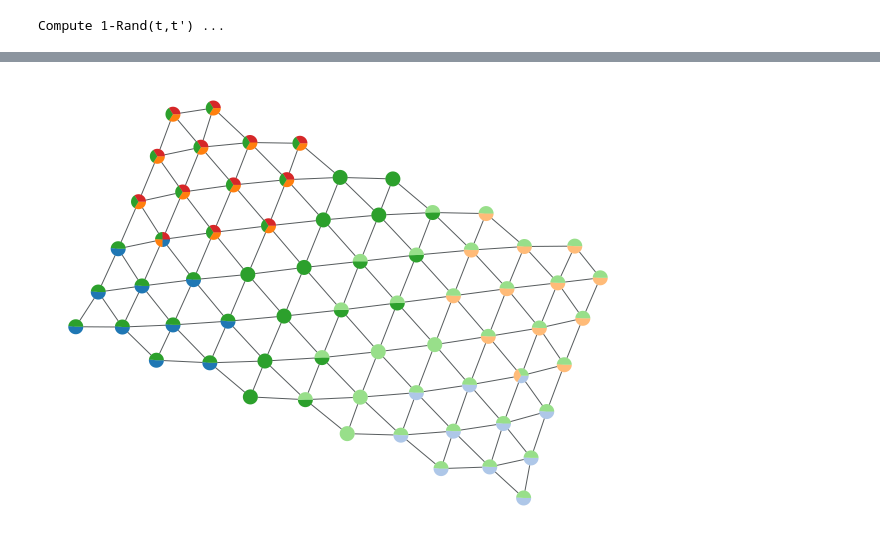
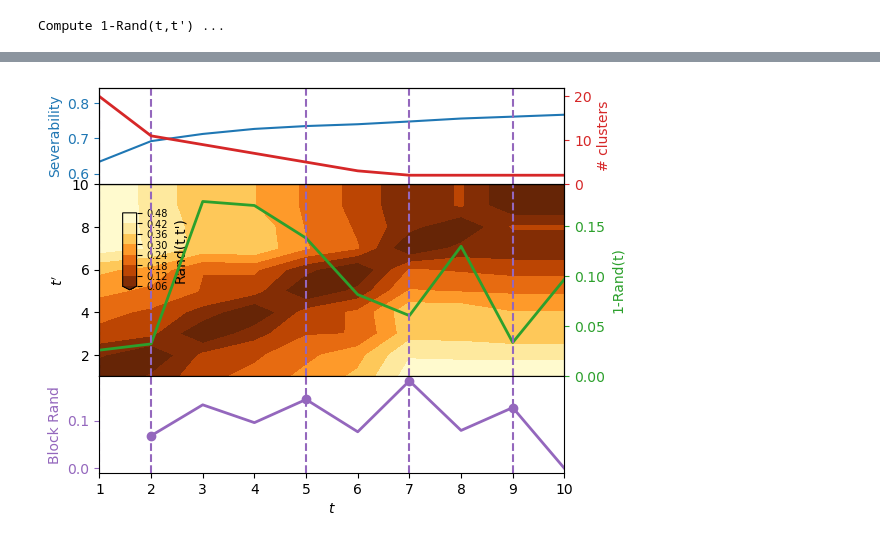
Before and after one commit to barahona-research-group/severability, a Jupyter notebook: notebooks/Example_2.ipynb, the cells around one changed output, grey strips where cells are left out. Saved outputs shown, nothing was run; the diff lists cells and outputs as text; code cells hidden in the pictures.

```diff
--- a/notebooks/Example_2.ipynb
+++ b/notebooks/Example_2.ipynb
@@ -20,13 +16,9 @@ Graph with 66 nodes and 165 edges
 # %%
-# get adjacency matrix and convert to np.matrix
+# get adjacency matrix
 A = nx.to_numpy_array(G)
-A = np.matrix(A)
-
-# compute transition matrix
-P = severability.transition_matrix(A)
 # %%
 # run multiscale severability
-sev_results = severability.multiscale_severability(P, 20, n_tries=30, n_rand=30, n_workers=4)
+sev_results = severability.multiscale_severability(A, 10, n_tries=30, n_workers=5)
 # %% [output]
 Optimise severability ...
 Compute 1-Rand(t) ...
@@ -75,9 +26,5 @@ plt.show()
-# %%
-partitions = sev_results['partitions']
-
-partition_to_plot = partitions[2]
-n_nodes = len(A)
-
-severability.plotting.plot_pie_graph(partition_to_plot, A, n_nodes)
-# %% [output]
-[figure, removed]
+# %%
+# plot severability results
+severability.plot_scan(sev_results)
+# %% [output]
+[figure, added]
```
Also changed, not shown: parts of 4 cells of this notebook, 4 other files.
